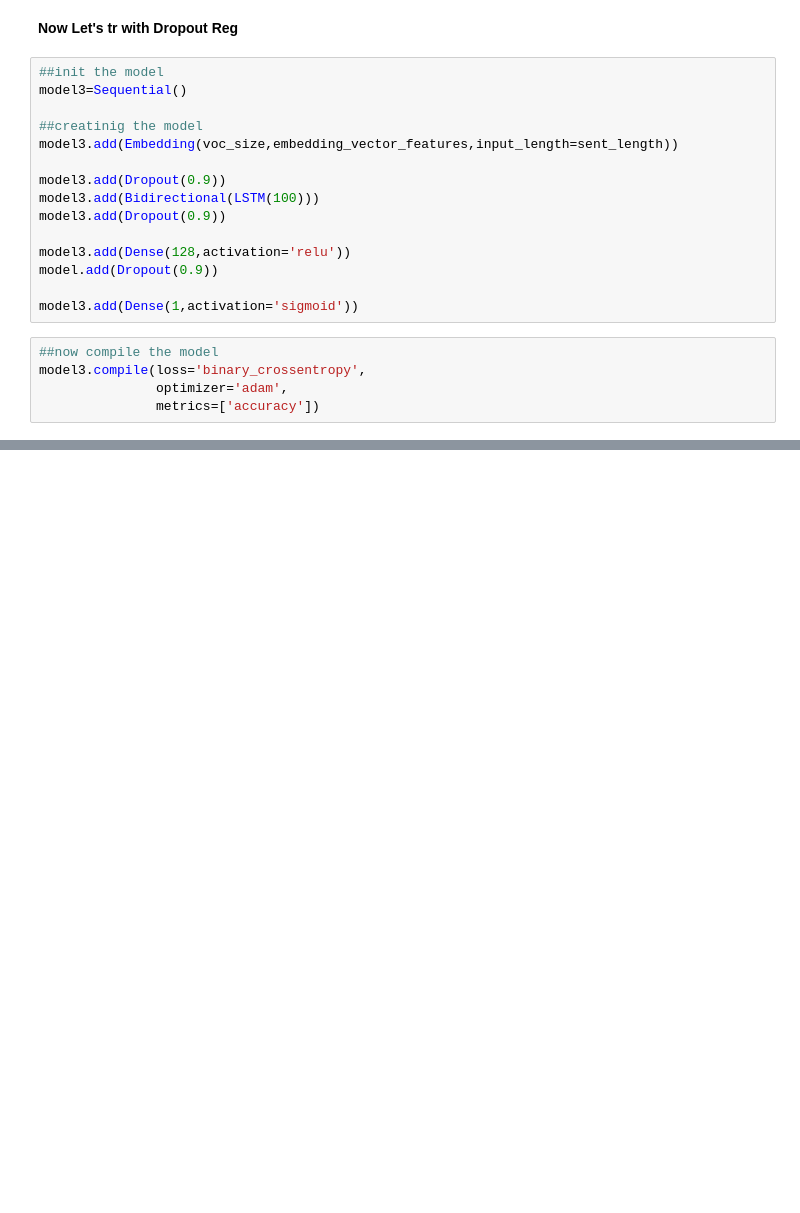
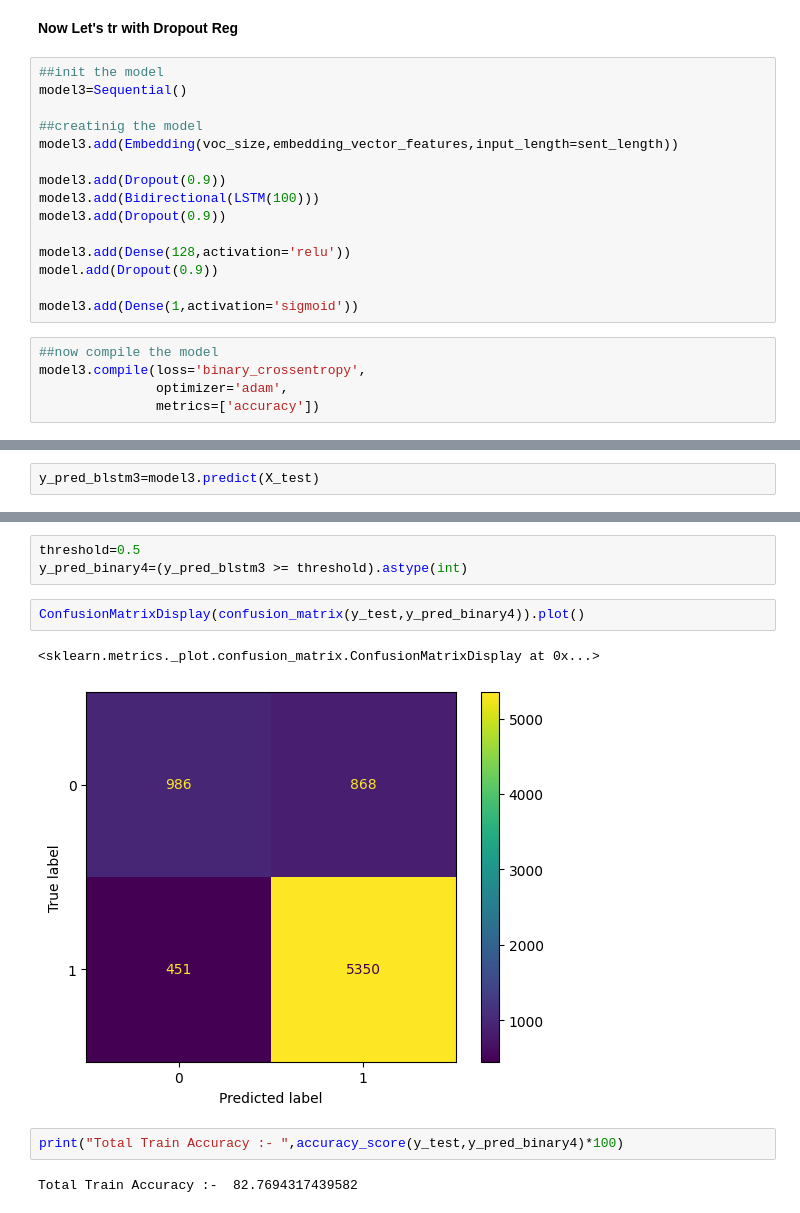
Before and after one commit to rkgupta7463/ML-projects-code, a Jupyter notebook: FakeNews_Classifications(Bidirectional_LSTM).ipynb, the cells around one changed output, grey strips where cells are left out. Saved outputs shown, nothing was run; the diff lists cells and outputs as text; blank space fills up the shorter version.

```diff
--- a/FakeNews_Classifications(Bidirectional_LSTM).ipynb
+++ b/FakeNews_Classifications(Bidirectional_LSTM).ipynb
@@ -512,0 +518,2 @@ plt.show()
+# %%
+y_pred_blstm3=model3.predict(X_test)
@@ -512,0 +522,12 @@ plt.show()
+# %%
+threshold=0.5
+y_pred_binary4=(y_pred_blstm3 >= threshold).astype(int)
+# %%
+ConfusionMatrixDisplay(confusion_matrix(y_test,y_pred_binary4)).plot()
+# %% [output]
+<sklearn.metrics._plot.confusion_matrix.ConfusionMatrixDisplay at 0x...>
+[figure, added]
+# %%
+print("Total Train Accuracy :- ",accuracy_score(y_test,y_pred_binary4)*100)
+# %% [output]
+Total Train Accuracy :-  82.7694317439582
```
Also changed, not shown: parts of 32 cells of this notebook.
